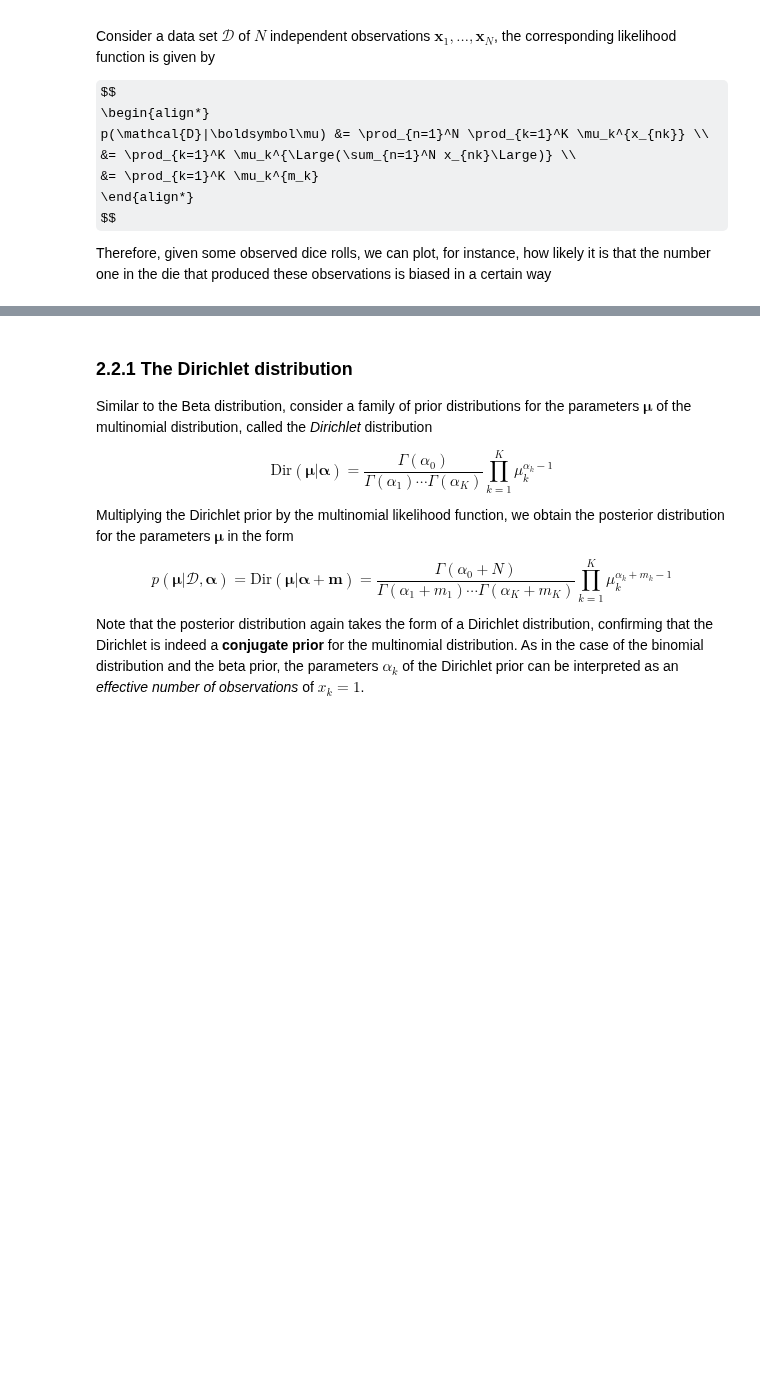
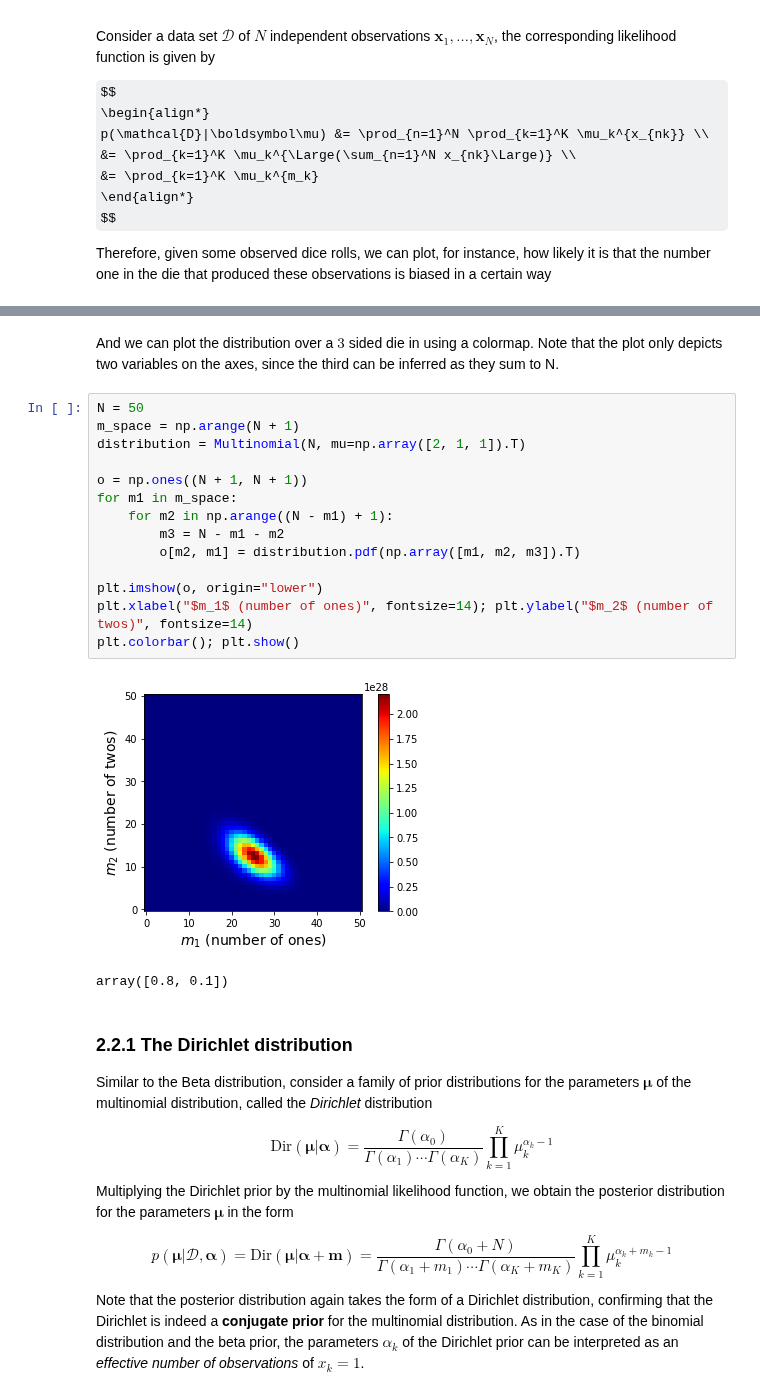
Before and after one commit to vagmcs/PRML, a Jupyter notebook: notebooks/ch2_probability_distributions.ipynb, the cells around one changed output, grey strips where cells are left out. Drawn from its saved outputs; the diff is of its cells as text; some formulas as TeX source; blank space fills up the shorter version.

```diff
--- a/notebooks/ch2_probability_distributions.ipynb
+++ b/notebooks/ch2_probability_distributions.ipynb
@@ -522,3 +547,22 @@ $$
+# %% [markdown]
+And we can plot the distribution over a $3$ sided die in using a colormap. Note that the plot only depicts two  variables on the axes, since the third can be inferred as they sum to N.
+# %%
+N = 50
+m_space = np.arange(N + 1)
+distribution = Multinomial(N, mu=np.array([2, 1, 1]).T)
+
+o = np.ones((N + 1, N + 1))
+for m1 in m_space:
+    for m2 in np.arange((N - m1) + 1):
+        m3 = N - m1 - m2
+        o[m2, m1] = distribution.pdf(np.array([m1, m2, m3]).T)
+
+plt.imshow(o, origin="lower")
+plt.xlabel("$m_1$ (number of ones)", fontsize=14); plt.ylabel("$m_2$ (number of twos)", fontsize=14)
+plt.colorbar(); plt.show()
+# %% [output]
+[figure, added]
+array([0.8, 0.1])
 # %% [markdown]
 ### 2.2.1 The Dirichlet distribution
 
```
Also changed, not shown: parts of 7 cells of this notebook.
